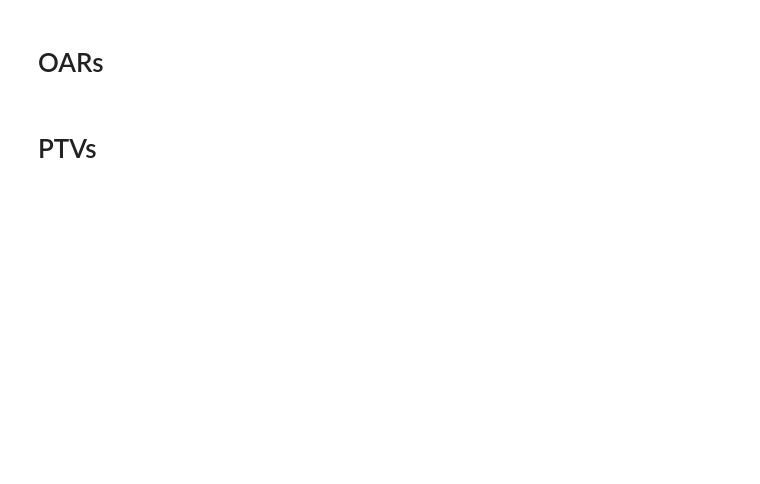
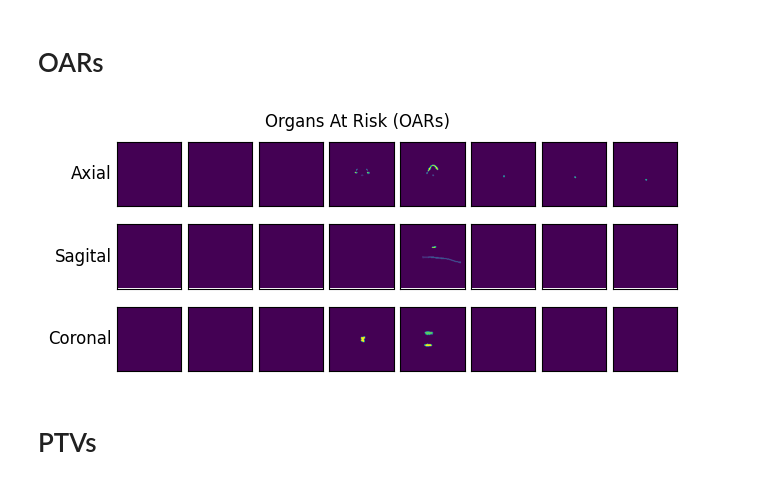
Before and after one commit to oxkitsune/DL2, a Jupyter notebook: data_visualization.ipynb, the cells around one changed output. Saved outputs shown, nothing was run; the diff lists cells and outputs as text; code cells hidden in the pictures; blank space fills up the shorter version.

```diff
--- a/data_visualization.ipynb
+++ b/data_visualization.ipynb
@@ -88,41 +88,9 @@ plt.savefig('./figs/ct_scan.png')
 # OARs
 # %%
 scan = np.squeeze(batch["features"])[:,:,:,1].cpu()
-
-columns = 8
-rows = 3
-spacing = 128 // columns
-
-fig, axis = plt.subplots(ncols=columns, nrows=rows, figsize=(columns, rows))
-fig.subplots_adjust(left=0.2, right=0.9, bottom=0.1, top=0.9, wspace=0.1, hspace=0.1)
-
-for j in range(columns):
-    ax = axis[0, j]
-    ax.imshow(scan[:, :, j*spacing])
-    ax.set_xticks([])
-    ax.set_yticks([])
-
-for j in range(columns):
-    ax = axis[1, j]
-    ax.imshow(scan[:, j*spacing, :])
-    ax.set_xticks([])
-    ax.set_yticks([])
-
-for j in range(columns):
-    ax = axis[2, j]
-    ax.imshow(scan[j*spacing, :, :])
-    ax.set_xticks([])
-    ax.set_yticks([])
-
-
-labels = ["Axial", "Sagital", "Coronal"]
-
-for i, label in enumerate(labels):
-    ax = axis[i, 0]
-    ax.set_ylabel(label, rotation=0, size='large', ha='right', va='center')
-
-plt.suptitle("Organs At Risk (OARs)")
-plt.savefig('./figs/oars.png')
+plot_views(scan, "Organs At Risk (OARs)")
+# %% [output]
+[figure, added]
 # %% [markdown]
 # PTVs
 # %%
```
Also changed, not shown: parts of 9 cells of this notebook, 6 other files.
